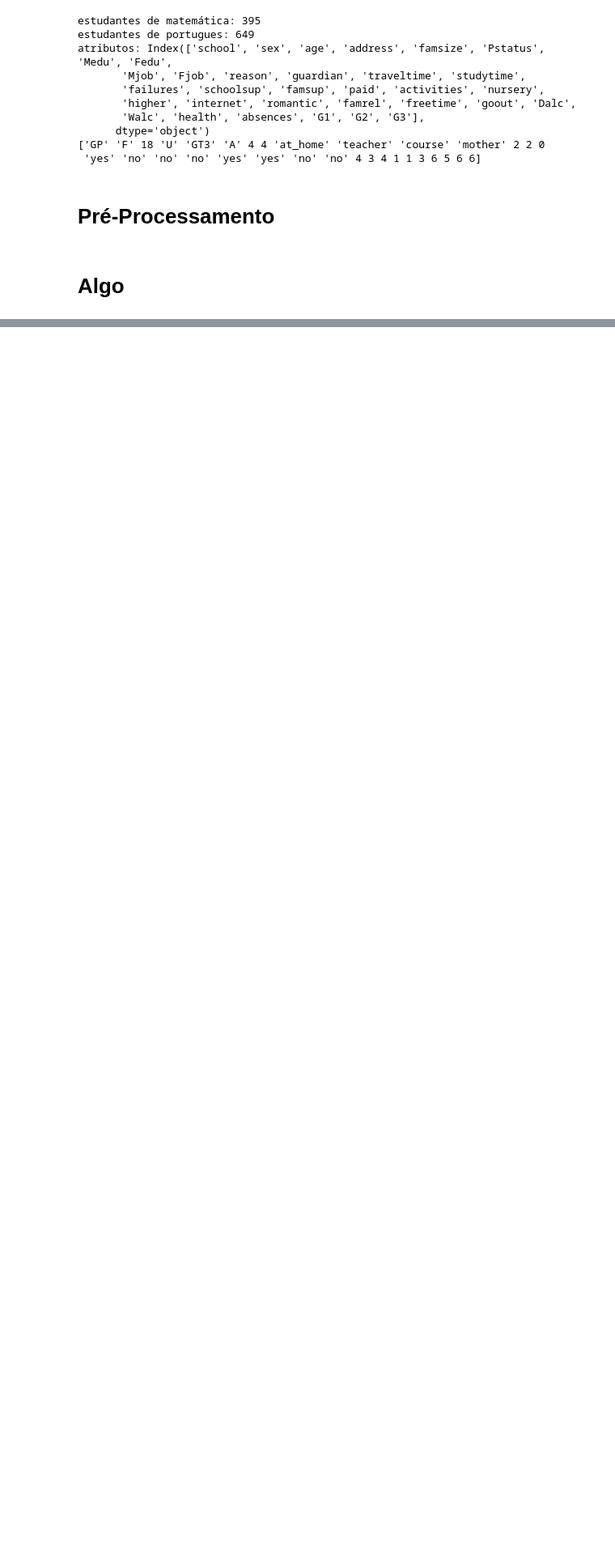
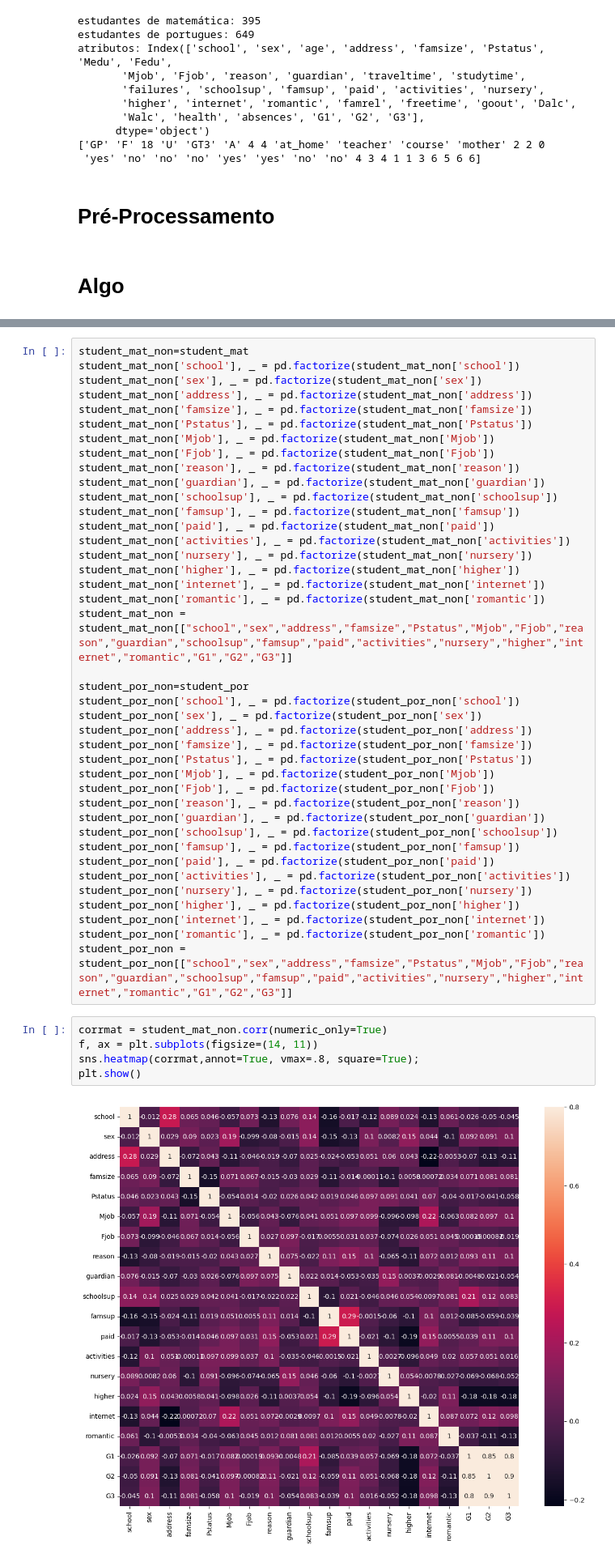
Before and after one commit to leosousa200/SGDAnalysis, a Jupyter notebook: analysis.ipynb, the cells around one changed output, grey strips where cells are left out. Shown at 81% size. Cells and saved outputs as stored; diff of their text form; blank space fills up the shorter version.

```diff
--- a/analysis.ipynb
+++ b/analysis.ipynb
@@ -44,0 +90,47 @@ plt.show()
+# %%
+student_mat_non=student_mat
+student_mat_non['school'], _ = pd.factorize(student_mat_non['school'])
+student_mat_non['sex'], _ = pd.factorize(student_mat_non['sex'])
+student_mat_non['address'], _ = pd.factorize(student_mat_non['address'])
+student_mat_non['famsize'], _ = pd.factorize(student_mat_non['famsize'])
+student_mat_non['Pstatus'], _ = pd.factorize(student_mat_non['Pstatus'])
+student_mat_non['Mjob'], _ = pd.factorize(student_mat_non['Mjob'])
+student_mat_non['Fjob'], _ = pd.factorize(student_mat_non['Fjob'])
+student_mat_non['reason'], _ = pd.factorize(student_mat_non['reason'])
+student_mat_non['guardian'], _ = pd.factorize(student_mat_non['guardian'])
+student_mat_non['schoolsup'], _ = pd.factorize(student_mat_non['schoolsup'])
+student_mat_non['famsup'], _ = pd.factorize(student_mat_non['famsup'])
+student_mat_non['paid'], _ = pd.factorize(student_mat_non['paid'])
+student_mat_non['activities'], _ = pd.factorize(student_mat_non['activities'])
+student_mat_non['nursery'], _ = pd.factorize(student_mat_non['nursery'])
+student_mat_non['higher'], _ = pd.factorize(student_mat_non['higher'])
+student_mat_non['internet'], _ = pd.factorize(student_mat_non['internet'])
+student_mat_non['romantic'], _ = pd.factorize(student_mat_non['romantic'])
+student_mat_non = student_mat_non[["school","sex","address","famsize","Pstatus","Mjob","Fjob","reason","guardian","schoolsup","famsup","paid","activities","nursery","higher","internet","romantic","G1","G2","G3"]]
+
+student_por_non=student_por
+student_por_non['school'], _ = pd.factorize(student_por_non['school'])
+student_por_non['sex'], _ = pd.factorize(student_por_non['sex'])
+student_por_non['address'], _ = pd.factorize(student_por_non['address'])
+student_por_non['famsize'], _ = pd.factorize(student_por_non['famsize'])
+student_por_non['Pstatus'], _ = pd.factorize(student_por_non['Pstatus'])
+student_por_non['Mjob'], _ = pd.factorize(student_por_non['Mjob'])
+student_por_non['Fjob'], _ = pd.factorize(student_por_non['Fjob'])
+student_por_non['reason'], _ = pd.factorize(student_por_non['reason'])
+student_por_non['guardian'], _ = pd.factorize(student_por_non['guardian'])
+student_por_non['schoolsup'], _ = pd.factorize(student_por_non['schoolsup'])
+student_por_non['famsup'], _ = pd.factorize(student_por_non['famsup'])
+student_por_non['paid'], _ = pd.factorize(student_por_non['paid'])
+student_por_non['activities'], _ = pd.factorize(student_por_non['activities'])
+student_por_non['nursery'], _ = pd.factorize(student_por_non['nursery'])
+student_por_non['higher'], _ = pd.factorize(student_por_non['higher'])
+student_por_non['internet'], _ = pd.factorize(student_por_non['internet'])
+student_por_non['romantic'], _ = pd.factorize(student_por_non['romantic'])
+student_por_non = student_por_non[["school","sex","address","famsize","Pstatus","Mjob","Fjob","reason","guardian","schoolsup","famsup","paid","activities","nursery","higher","internet","romantic","G1","G2","G3"]]
+# %%
+corrmat = student_mat_non.corr(numeric_only=True)
+f, ax = plt.subplots(figsize=(14, 11))
+sns.heatmap(corrmat,annot=True, vmax=.8, square=True);
+plt.show()
+# %% [output]
+[figure, added]
```
Also changed, not shown: parts of 6 cells of this notebook.
